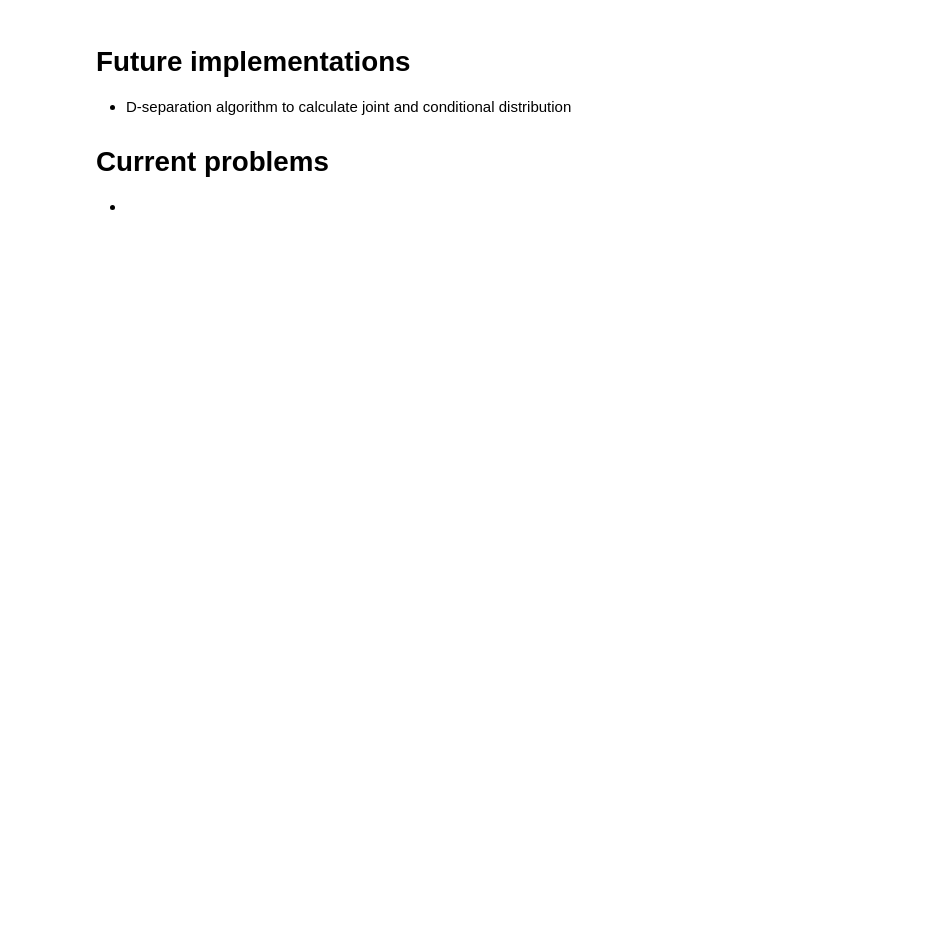
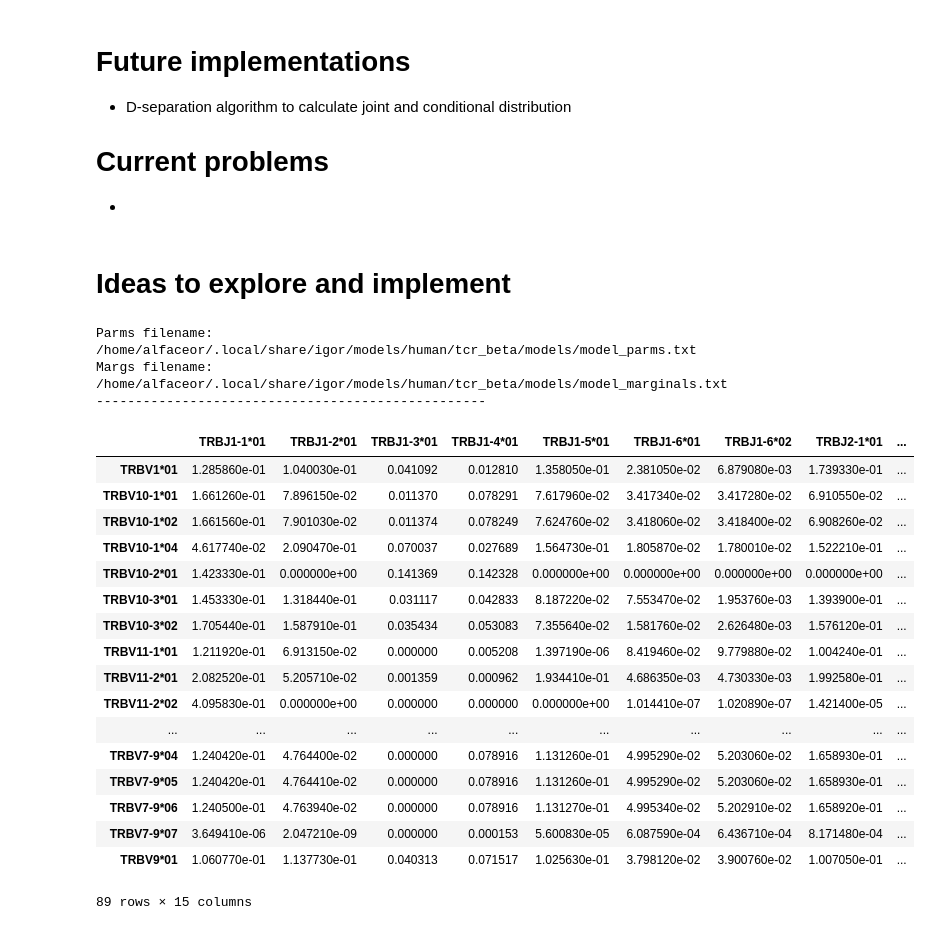
Before and after one commit to statbiophys/pygor3, a Jupyter notebook: Documentation.ipynb, the cells around one changed output. Cells and saved outputs as stored; diff of their text form; code cells hidden in the pictures; blank space fills up the shorter version.

```diff
--- a/Documentation.ipynb
+++ b/Documentation.ipynb
@@ -21,0 +254,12 @@ igor_task.igor_batchname
+# %%
+
+import pygor3 as p3
+flnIgorBSSQL = "/home/alfaceor/Dropbox/PosDoc/IGoR/dev/MyGithub/pygor3/pygor3/IgorDBBestScenariosVDJ.sql"
+
+db_bs = p3.IgorSqliteDBBestScenariosVDJ(flnIgorBSSQL) #
+db_bs.createSqliteDB("testing_bs.db")
+
+#createSqliteDB("testing_bs.db")
+#task.load_VDJ_BS_database(flnIgorBSSQL)
+#record_bs = task.igor_db_bs.fetch_IgorBestScenariosVDJ_By_seq_index(0)
+#p3.IgorBestScenariosVDJ.load_FromSQLRecord(record_bs)
@@ -21,0 +268,2 @@ igor_task.igor_batchname
+# %%
+bs = p3.IgorBestScenariosVDJ.load_FromSQLRecord( db_bs.fetch_IgorBestScenariosVDJ_By_seq_index(0)[0] )
@@ -21,0 +275,2 @@ igor_task.igor_batchname
+# %%
+p3.IgorBestScenariosVDJ.load_FromLineBestScenario()
@@ -26,3 +313,52 @@ igor_task.igor_batchname
 
 # Current problems
 -
+# %% [markdown]
+# Ideas to explore and implement
+# %%
+#import holoviews
+import holoviews as hv
+import pygor3 as p3
+
+hv.extension('bokeh')
+import hvplot.pandas  # noqa
+mdl = p3.IgorModel.load_default("human", "tcr_beta")
+strEvent='j_choice'
+xarr = mdl.xdata[strEvent]
+
+df = xarr.to_dataframe("P").drop('priority', 1)
+ppp = df.hvplot(strEvent, groupby='v_choice')
+#hv.Curve(df)
+#.hvplot()
+ppp
+# %%
+#!head myeditedmodel.txt
+import pygor3 as p3
+import pandas as pd
+mdl = p3.IgorModel.load_default("human", "tcr_beta")
+strEvent='j_choice'
+da = mdl.xdata[strEvent]
+df = pd.DataFrame(data=da.values, index=da['lbl__'+'v_choice'].values, columns=da['lbl__'+'j_choice'].values)
+df
+# %% [output]
+Parms filename:  /home/alfaceor/.local/share/igor/models/human/tcr_beta/models/model_parms.txt
+Margs filename:  /home/alfaceor/.local/share/igor/models/human/tcr_beta/models/model_marginals.txt
+--------------------------------------------------
+|  | TRBJ1-1*01 | TRBJ1-2*01 | TRBJ1-3*01 | TRBJ1-4*01 | TRBJ1-5*01 | TRBJ1-6*01 | TRBJ1-6*02 | TRBJ2-1*01 | ... |
+| TRBV1*01 | 1.285860e-01 | 1.040030e-01 | 0.041092 | 0.012810 | 1.358050e-01 | 2.381050e-02 | 6.879080e-03 | 1.739330e-01 | ... |
+| TRBV10-1*01 | 1.661260e-01 | 7.896150e-02 | 0.011370 | 0.078291 | 7.617960e-02 | 3.417340e-02 | 3.417280e-02 | 6.910550e-02 | ... |
+| TRBV10-1*02 | 1.661560e-01 | 7.901030e-02 | 0.011374 | 0.078249 | 7.624760e-02 | 3.418060e-02 | 3.418400e-02 | 6.908260e-02 | ... |
+| TRBV10-1*04 | 4.617740e-02 | 2.090470e-01 | 0.070037 | 0.027689 | 1.564730e-01 | 1.805870e-02 | 1.780010e-02 | 1.522210e-01 | ... |
+| TRBV10-2*01 | 1.423330e-01 | 0.000000e+00 | 0.141369 | 0.142328 | 0.000000e+00 | 0.000000e+00 | 0.000000e+00 | 0.000000e+00 | ... |
+| TRBV10-3*01 | 1.453330e-01 | 1.318440e-01 | 0.031117 | 0.042833 | 8.187220e-02 | 7.553470e-02 | 1.953760e-03 | 1.393900e-01 | ... |
+| TRBV10-3*02 | 1.705440e-01 | 1.587910e-01 | 0.035434 | 0.053083 | 7.355640e-02 | 1.581760e-02 | 2.626480e-03 | 1.576120e-01 | ... |
+| TRBV11-1*01 | 1.211920e-01 | 6.913150e-02 | 0.000000 | 0.005208 | 1.397190e-06 | 8.419460e-02 | 9.779880e-02 | 1.004240e-01 | ... |
+| TRBV11-2*01 | 2.082520e-01 | 5.205710e-02 | 0.001359 | 0.000962 | 1.934410e-01 | 4.686350e-03 | 4.730330e-03 | 1.992580e-01 | ... |
+| TRBV11-2*02 | 4.095830e-01 | 0.000000e+00 | 0.000000 | 0.000000 | 0.000000e+00 | 1.014410e-07 | 1.020890e-07 | 1.421400e-05 | ... |
+| ... | ... | ... | ... | ... | ... | ... | ... | ... | ... |
+| TRBV7-9*04 | 1.240420e-01 | 4.764400e-02 | 0.000000 | 0.078916 | 1.131260e-01 | 4.995290e-02 | 5.203060e-02 | 1.658930e-01 | ... |
+| TRBV7-9*05 | 1.240420e-01 | 4.764410e-02 | 0.000000 | 0.078916 | 1.131260e-01 | 4.995290e-02 | 5.203060e-02 | 1.658930e-01 | ... |
+| TRBV7-9*06 | 1.240500e-01 | 4.763940e-02 | 0.000000 | 0.078916 | 1.131270e-01 | 4.995340e-02 | 5.202910e-02 | 1.658920e-01 | ... |
+| TRBV7-9*07 | 3.649410e-06 | 2.047210e-09 | 0.000000 | 0.000153 | 5.600830e-05 | 6.087590e-04 | 6.436710e-04 | 8.171480e-04 | ... |
+| TRBV9*01 | 1.060770e-01 | 1.137730e-01 | 0.040313 | 0.071517 | 1.025630e-01 | 3.798120e-02 | 3.900760e-02 | 1.007050e-01 | ... |
+89 rows × 15 columns
```
Also changed, not shown: parts of 61 cells of this notebook, 46 other files.
